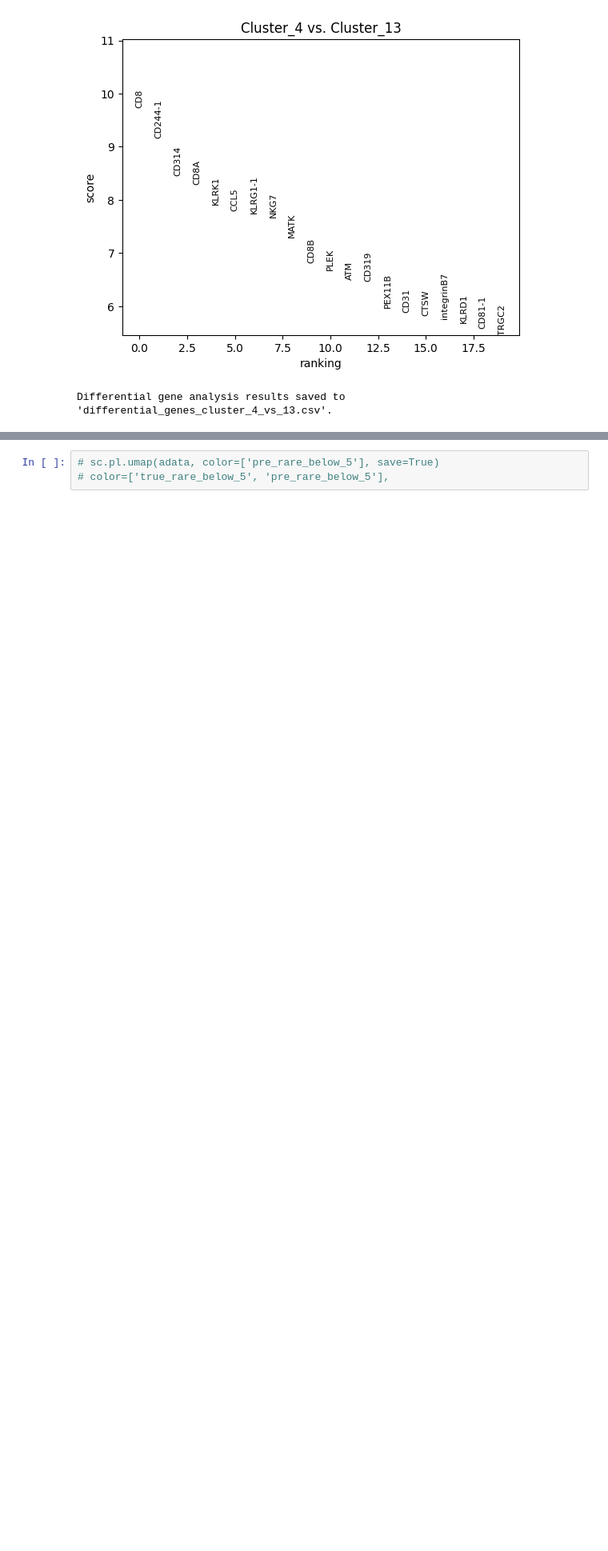
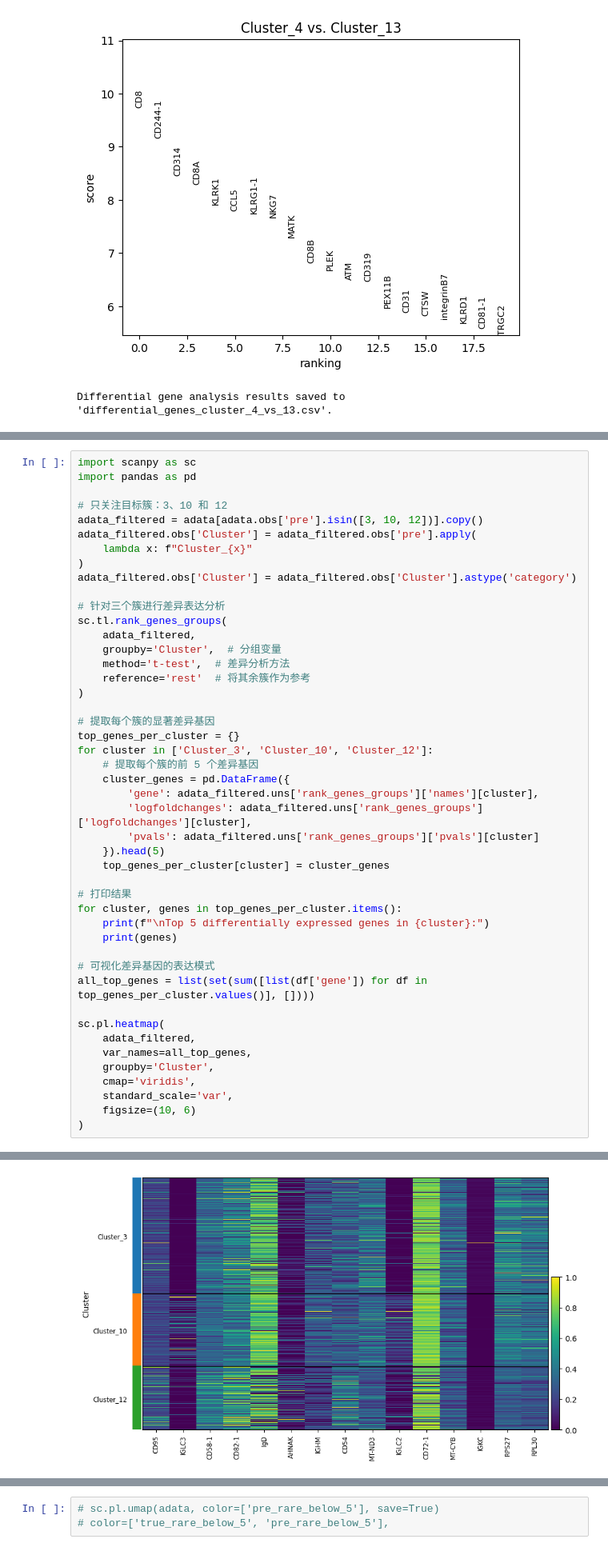
Before and after one commit to StickTaTa/ScFormer, a Jupyter notebook: Tutorial/26_pbmc_sample_result.ipynb, the cells around one changed output, grey strips where cells are left out. Shown at 80% size. Saved outputs shown, nothing was run; the diff lists cells and outputs as text; blank space fills up the shorter version.

```diff
--- a/Tutorial/26_pbmc_sample_result.ipynb
+++ b/Tutorial/26_pbmc_sample_result.ipynb
@@ -160,0 +271,47 @@ WARNING: saving figure to file figures/dotplot_.pdf
+# %%
+import scanpy as sc
+import pandas as pd
+
+# 只关注目标簇：3、10 和 12
+adata_filtered = adata[adata.obs['pre'].isin([3, 10, 12])].copy()
+adata_filtered.obs['Cluster'] = adata_filtered.obs['pre'].apply(
+    lambda x: f"Cluster_{x}"
+)
+adata_filtered.obs['Cluster'] = adata_filtered.obs['Cluster'].astype('category')
+
+# 针对三个簇进行差异表达分析
+sc.tl.rank_genes_groups(
+    adata_filtered,
+    groupby='Cluster',  # 分组变量
+    method='t-test',  # 差异分析方法
+    reference='rest'  # 将其余簇作为参考
+)
+
+# 提取每个簇的显著差异基因
+top_genes_per_cluster = {}
+for cluster in ['Cluster_3', 'Cluster_10', 'Cluster_12']:
+    # 提取每个簇的前 5 个差异基因
+    cluster_genes = pd.DataFrame({
+        'gene': adata_filtered.uns['rank_genes_groups']['names'][cluster],
+        'logfoldchanges': adata_filtered.uns['rank_genes_groups']['logfoldchanges'][cluster],
+        'pvals': adata_filtered.uns['rank_genes_groups']['pvals'][cluster]
+    }).head(5)
+    top_genes_per_cluster[cluster] = cluster_genes
+
+# 打印结果
+for cluster, genes in top_genes_per_cluster.items():
+    print(f"\nTop 5 differentially expressed genes in {cluster}:")
+    print(genes)
+
+# 可视化差异基因的表达模式
+all_top_genes = list(set(sum([list(df['gene']) for df in top_genes_per_cluster.values()], [])))
+
+sc.pl.heatmap(
+    adata_filtered,
+    var_names=all_top_genes,
+    groupby='Cluster',
+    cmap='viridis',
+    standard_scale='var',
+    figsize=(10, 6)
+)
+# %% [output]
@@ -160,0 +335 @@ WARNING: saving figure to file figures/dotplot_.pdf
+[figure, added]
```
Also changed, not shown: parts of 8 cells of this notebook, 2 other files.
